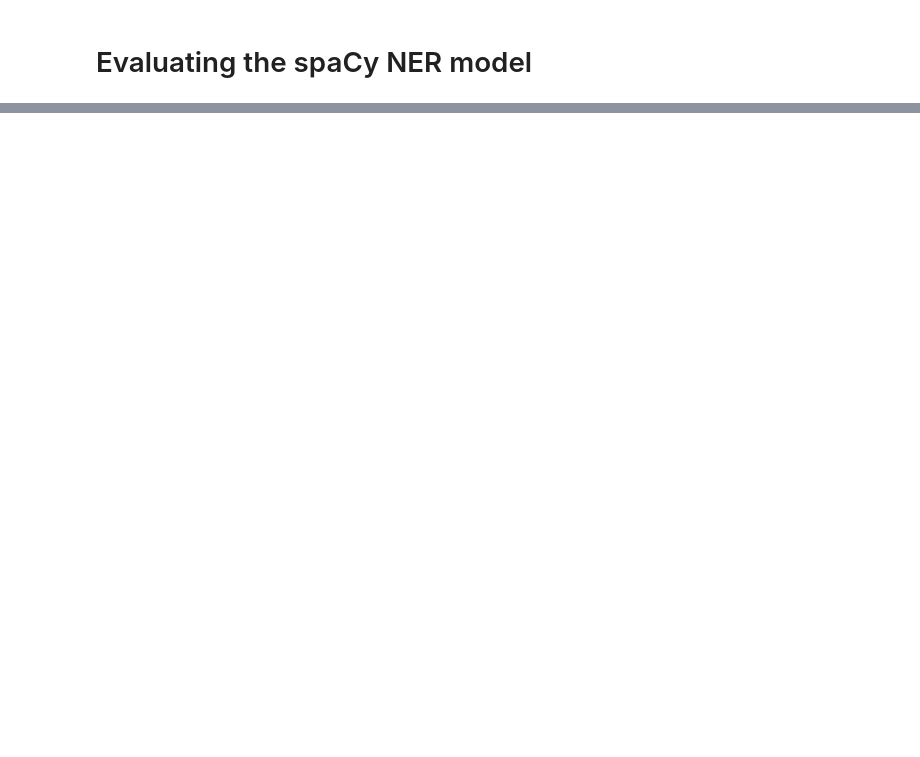
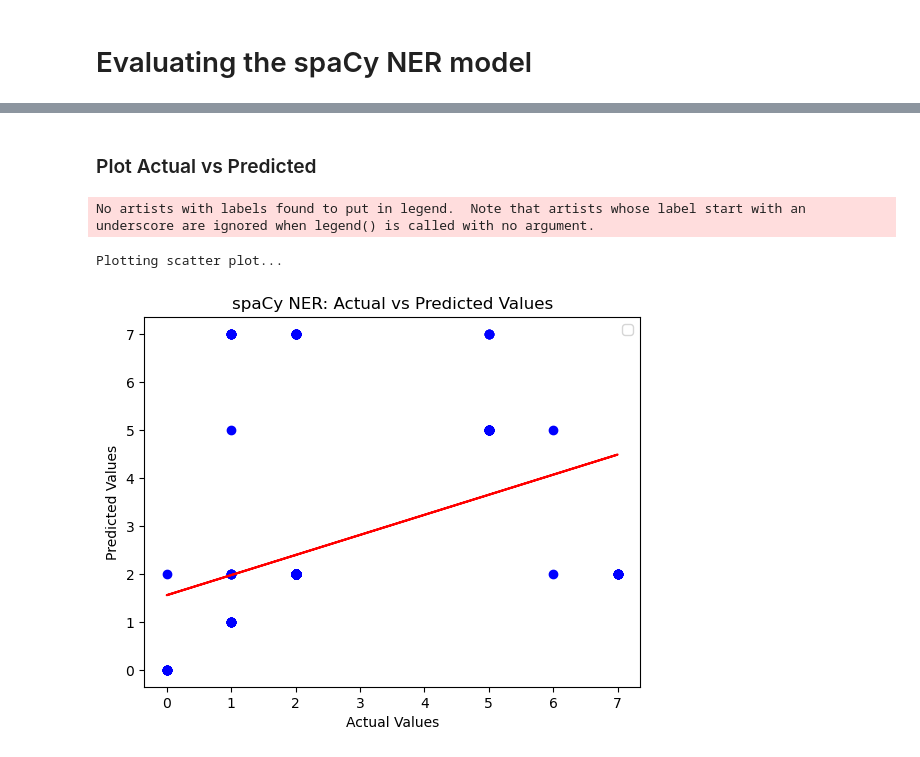
Before and after one commit to vik01/PII-data-detection, a Jupyter notebook: Model 4 - spaCy NER/evaluation.ipynb, the cells around one changed output, grey strips where cells are left out. Cells and saved outputs as stored; diff of their text form; code cells hidden in the pictures; blank space fills up the shorter version.

```diff
--- a/Model 4 - spaCy NER/evaluation.ipynb
+++ b/Model 4 - spaCy NER/evaluation.ipynb
@@ -118,14 +159,14 @@ def predict_model(model: Path, test_data: DocBin):
             if actual_start < predicted_start:
                 # print("False negative")
                 entities["actual"].append(actual_label)
-                entities["predicted"].append("-")
+                entities["predicted"].append("O")
                 actual_index += 1
                 continue
 
             # False positive
             if actual_start > predicted_start:
                 # print("False positive")
-                entities["actual"].append("-")
+                entities["actual"].append("O")
                 entities["predicted"].append(predicted_label)
                 predicted_index += 1
                 continue
@@ -179,6 +220,11 @@ def predict_model(model: Path, test_data: DocBin):
                     else:
                         break
                 continue
+    print("Done predicting entities...")
 
-    print("Done predicting entities...")
+    # Convert to numpy arrays
+    for key in entities:
+        label_list = [PII_MAP[label] for label in entities[key]]
+        entities[key] = np.array(label_list, dtype=np.uintc)
+
     return entities
@@ -243,0 +298,26 @@ Plotting confusion matrix...
+# %% [markdown]
+### Plot Actual vs Predicted
+# %%
+print("Plotting scatter plot...")
+
+plt.scatter(prediction["actual"], prediction["predicted"], color="blue")
+
+# make the line of best fit
+coefficients = np.polyfit(prediction["actual"], prediction["predicted"], 1)
+m, c = coefficients
+fit = (m * prediction["actual"]) + c
+plt.plot(prediction["actual"], fit, color="red")
+
+# Label the graph
+plt.xlabel("Actual Values")
+plt.ylabel("Predicted Values")
+plt.title("spaCy NER: Actual vs Predicted Values")
+
+# Plot the legend outside the graph
+plt.legend()
+
+plt.show()
+# %% [output]
+No artists with labels found to put in legend.  Note that artists whose label start with an underscore are ignored when legend() is called with no argument.
+Plotting scatter plot...
+[figure, added]
```
Also changed, not shown: parts of 22 cells of this notebook.
